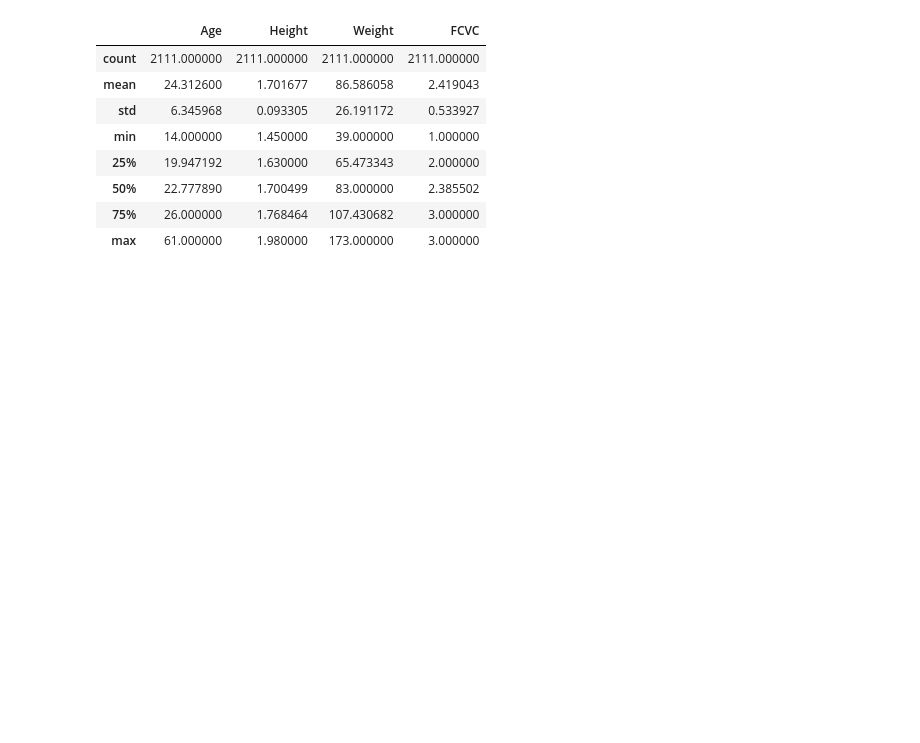
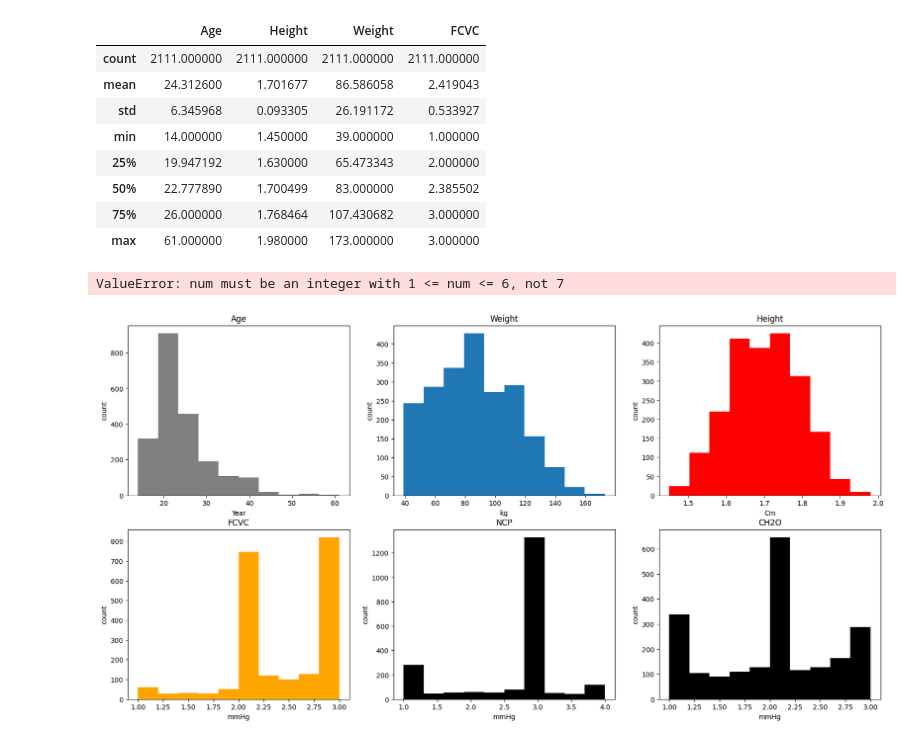
Before and after one commit to LorenzoColletta/DataIntensive, a Jupyter notebook: Data_Intensive_Project.ipynb, the cells around one changed output. Drawn from its saved outputs; the diff is of its cells as text; code cells hidden in the pictures; blank space fills up the shorter version.

```diff
--- a/Data_Intensive_Project.ipynb
+++ b/Data_Intensive_Project.ipynb
@@ -163,3 +165,58 @@ obesity_row_data.describe()
 | 50% | 22.777890 | 1.700499 | 83.000000 | 2.385502 |
 | 75% | 26.000000 | 1.768464 | 107.430682 | 3.000000 |
 | max | 61.000000 | 1.980000 | 173.000000 | 3.000000 |
+# %%
+plt.figure(figsize=(20, 10))
+
+plt.subplot(2, 3, 1)
+plt.title('Age')
+plt.hist(obesity_row_data['Age'], label="Age", color='gray')
+plt.ylabel('count')
+plt.xlabel('Year')
+
+plt.subplot(2, 3, 2)
+plt.title('Weight')
+plt.hist(obesity_row_data['Weight'], label="weight")
+plt.ylabel('count')
+plt.xlabel('kg')
+
+plt.subplot(2, 3, 3)
+plt.title('Height')
+plt.hist(obesity_row_data['Height'], label="height", color="red")
+plt.ylabel('count')
+plt.xlabel('Cm')
+
+plt.subplot(2, 3, 4)
+plt.title('FCVC')
+plt.hist(obesity_row_data['FCVC'], label="FCVC", color="orange")
+plt.ylabel('count')
+plt.xlabel('mmHg')
+
+plt.subplot(2, 3, 5)
+plt.title('NCP')
+plt.hist(obesity_row_data['NCP'], label="NCP", color="black")
+plt.ylabel('count')
+plt.xlabel('mmHg')
+
+plt.subplot(2, 3, 6)
+plt.title('CH2O')
+plt.hist(obesity_row_data['CH2O'], label="CH2O", color="black")
+plt.ylabel('count')
+plt.xlabel('mmHg')
+
+plt.subplot(2, 3, 7)
+plt.title('FAF')
+plt.hist(obesity_row_data['FAF'], label="FAF", color="black")
+plt.ylabel('count')
+plt.xlabel('mmHg')
+
+plt.subplot(2, 3, 8)
+plt.title('TUE')
+plt.hist(obesity_row_data['TUE'], label="TUE", color="black")
+plt.ylabel('count')
+plt.xlabel('mmHg')
+
+plt.show()
+# %% [output]
+ValueError: num must be an integer with 1 <= num <= 6, not 7
+[figure, added]
```
Also changed, not shown: parts of 4 cells of this notebook.
